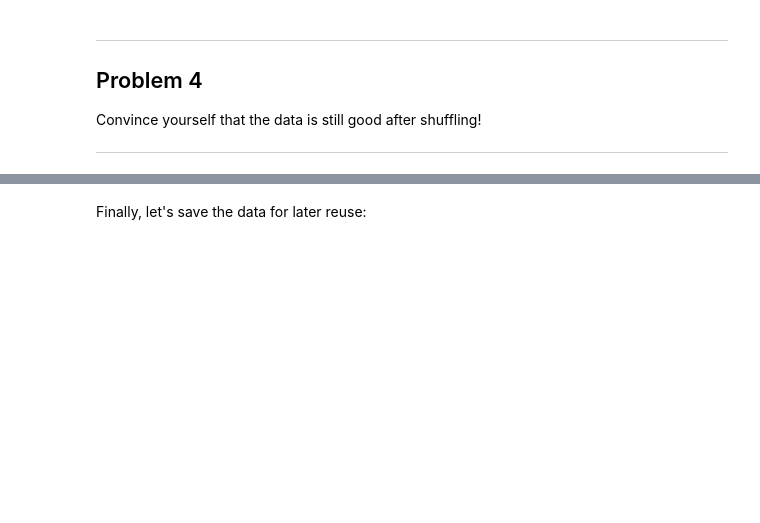
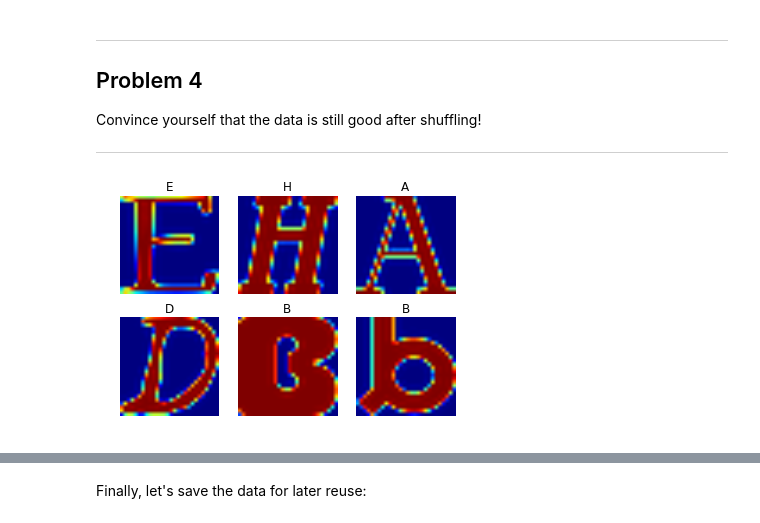
Before and after one commit to adityasalapaka/deep_learning_udacity, a Jupyter notebook: 1_notmnist.ipynb, the cells around one changed output, grey strips where cells are left out. Drawn from its saved outputs; the diff is of its cells as text; code cells hidden in the pictures; blank space fills up the shorter version.

Commit message:
finished problem 4 of assignment 2

```diff
--- a/1_notmnist.ipynb
+++ b/1_notmnist.ipynb
@@ -378,3 +389,17 @@ Problem 4
 Convince yourself that the data is still good after shuffling!
 
 ---
+# %%
+assign_labels = {0 : 'A', 1 : 'B', 2 : 'C', 3 : 'D', 4 : 'E', 5 : 'F', 6 : 'G', 7 : 'H', 8 : 'I', 9 : 'J'}
+
+def check_shuffled_data(dataset, labels):
+	random_label = random.sample(range(len(labels)), 6)
+	for i, img in enumerate(random_label):
+		plt.subplot(2, 3, i+1)
+		plt.axis('off')
+		plt.title(assign_labels[labels[img]])
+		plt.imshow(dataset[img])
+# %%
+check_shuffled_data(train_dataset, train_labels)
+# %% [output]
+[figure, added]
```
Also changed, not shown: parts of 7 cells of this notebook, 1 other file.
